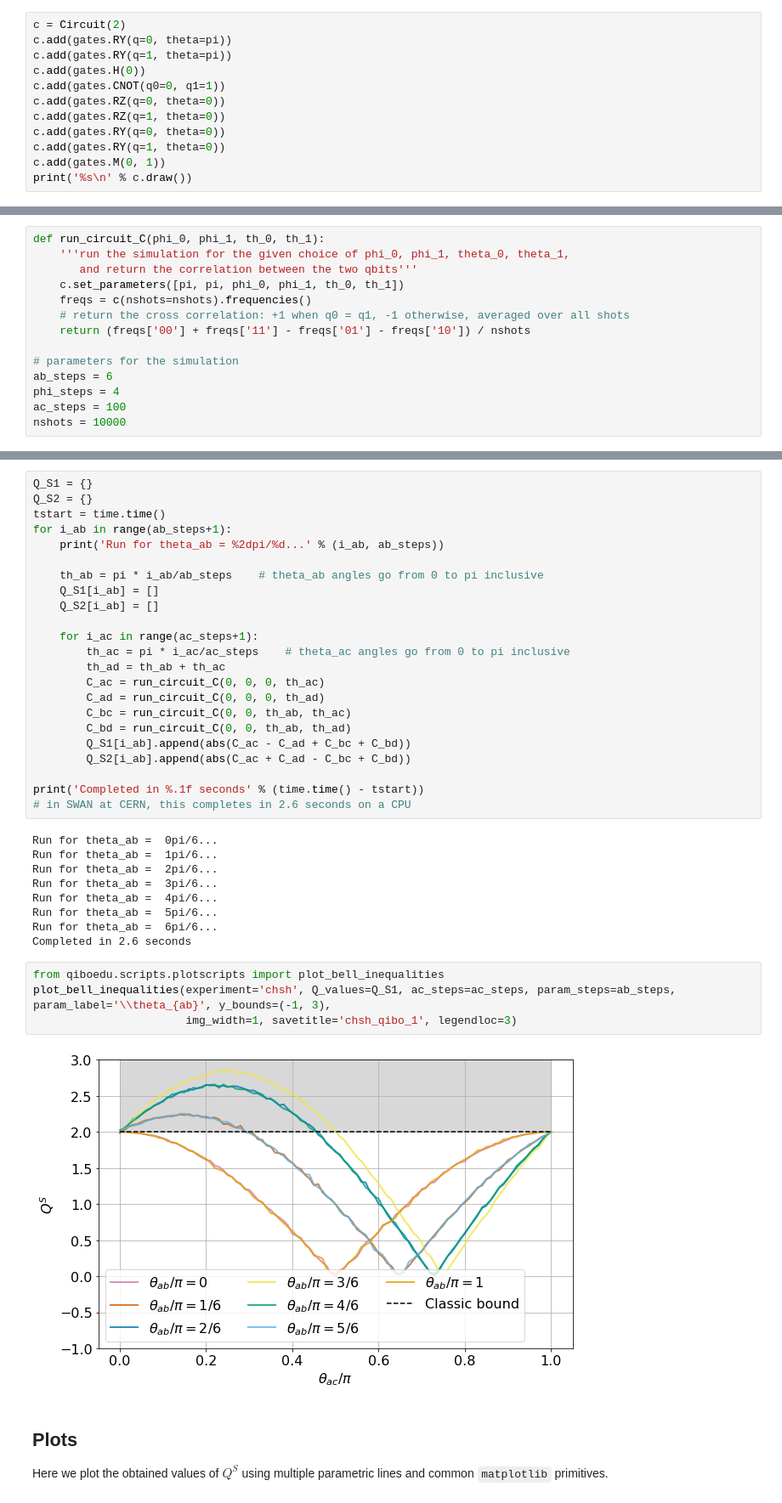
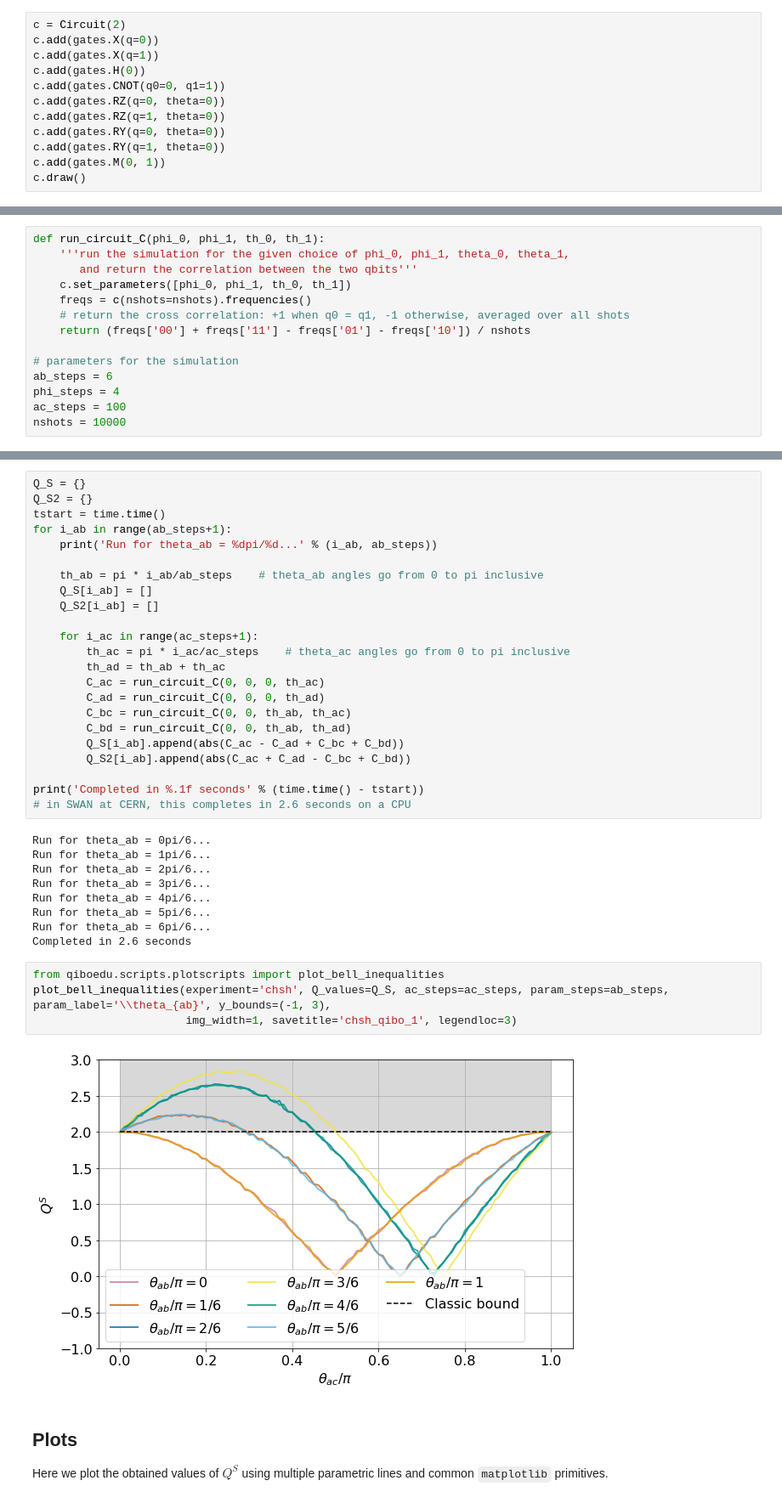
Before and after one commit to qiboteam/qiboedu, a Jupyter notebook: notebooks/CHSH inequality.ipynb, the cells around one changed output, grey strips where cells are left out. Shown at 85% size. Drawn from its saved outputs; the diff is of its cells as text.

```diff
--- a/notebooks/CHSH inequality.ipynb
+++ b/notebooks/CHSH inequality.ipynb
@@ -35,7 +35,7 @@ Here we instantiate a circuit with free parameters $\theta$ for the rotations be
 # %%
 c = Circuit(2)
-c.add(gates.RY(q=0, theta=pi))
-c.add(gates.RY(q=1, theta=pi))
+c.add(gates.X(q=0))
+c.add(gates.X(q=1))
 c.add(gates.H(0))
 c.add(gates.CNOT(q0=0, q1=1))
 c.add(gates.RZ(q=0, theta=0))
@@ -43,5 +43,5 @@ c.add(gates.RZ(q=1, theta=0))
 c.add(gates.RY(q=0, theta=0))
 c.add(gates.RY(q=1, theta=0))
 c.add(gates.M(0, 1))
-print('%s\n' % c.draw())
+c.draw()
 # %% [output]
@@ -56,7 +55,7 @@ We also define a number of parameters for the simulation.
 def run_circuit_C(phi_0, phi_1, th_0, th_1):
     '''run the simulation for the given choice of phi_0, phi_1, theta_0, theta_1,
        and return the correlation between the two qbits'''
-    c.set_parameters([pi, pi, phi_0, phi_1, th_0, th_1])
+    c.set_parameters([phi_0, phi_1, th_0, th_1])
     freqs = c(nshots=nshots).frequencies()
     # return the cross correlation: +1 when q0 = q1, -1 otherwise, averaged over all shots
     return (freqs['00'] + freqs['11'] - freqs['01'] - freqs['10']) / nshots
@@ -76,12 +81,12 @@ The directions $\hat{b}, \hat{c}, \hat{d}$ are all defined with respect to $\hat
 # %%
-Q_S1 = {}
+Q_S = {}
 Q_S2 = {}
 tstart = time.time()
 for i_ab in range(ab_steps+1):
-    print('Run for theta_ab = %2dpi/%d...' % (i_ab, ab_steps))
+    print('Run for theta_ab = %dpi/%d...' % (i_ab, ab_steps))
 
     th_ab = pi * i_ab/ab_steps    # theta_ab angles go from 0 to pi inclusive
-    Q_S1[i_ab] = []
+    Q_S[i_ab] = []
     Q_S2[i_ab] = []
 
     for i_ac in range(ac_steps+1):
@@ -91,7 +96,7 @@ for i_ab in range(ab_steps+1):
         C_ad = run_circuit_C(0, 0, 0, th_ad)
         C_bc = run_circuit_C(0, 0, th_ab, th_ac)
         C_bd = run_circuit_C(0, 0, th_ab, th_ad)
-        Q_S1[i_ab].append(abs(C_ac - C_ad + C_bc + C_bd))
+        Q_S[i_ab].append(abs(C_ac - C_ad + C_bc + C_bd))
         Q_S2[i_ab].append(abs(C_ac + C_ad - C_bc + C_bd))
 
 print('Completed in %.1f seconds' % (time.time() - tstart))
@@ -107,10 +112,10 @@ Run for theta_ab =  6pi/6...
 Completed in 2.6 seconds
 # %%
 from qiboedu.scripts.plotscripts import plot_bell_inequalities
-plot_bell_inequalities(experiment='chsh', Q_values=Q_S1, ac_steps=ac_steps, param_steps=ab_steps, param_label='\\theta_{ab}', y_bounds=(-1, 3),
+plot_bell_inequalities(experiment='chsh', Q_values=Q_S, ac_steps=ac_steps, param_steps=ab_steps, param_label='\\theta_{ab}', y_bounds=(-1, 3),
                        img_width=1, savetitle='chsh_qibo_1', legendloc=3)
 # %% [output]
-[figure, old version]
+[figure, new version]
 # %% [markdown]
 ## Plots
 
```
Also changed, not shown: parts of 8 cells of this notebook, 3 other files.
